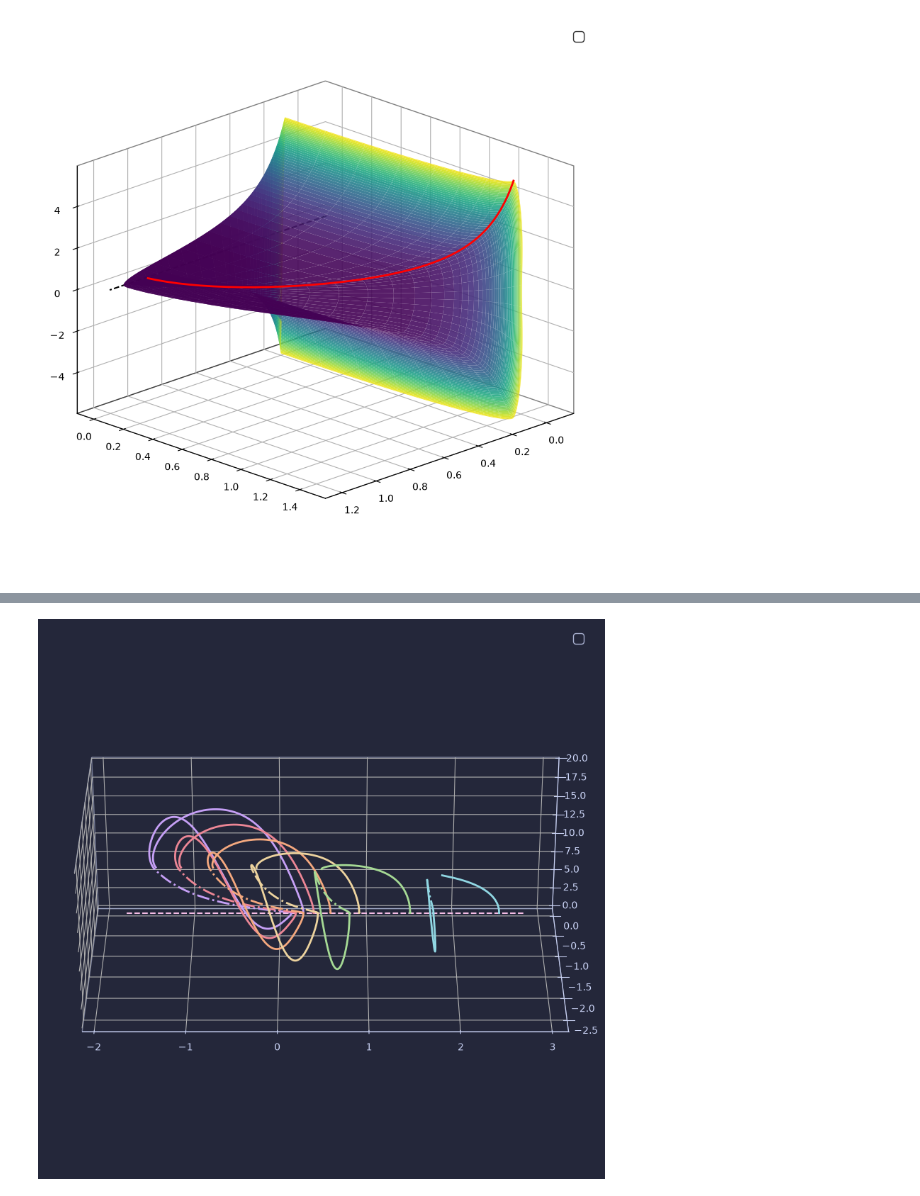
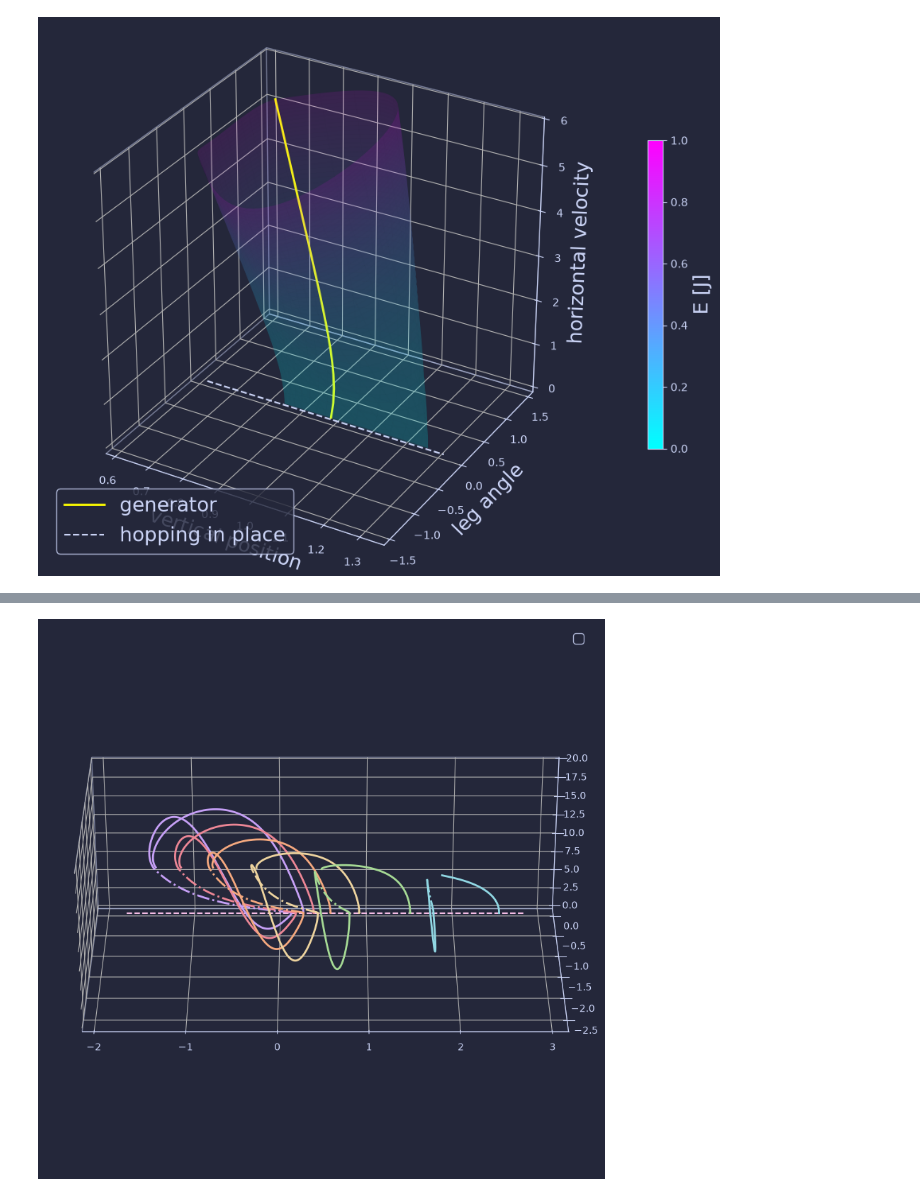
Before and after one commit to GLembrez/NMM-hopper, a Jupyter notebook: rendering.ipynb, the cells around one changed output, grey strips where cells are left out. Drawn from its saved outputs; the diff is of its cells as text; code cells hidden in the pictures.

```diff
--- a/rendering.ipynb
+++ b/rendering.ipynb
@@ -12,5 +30,5 @@ np.set_printoptions(precision=6, suppress=True)
 # %%
-def prettify3D(ax,xlabel='',ylabel='',zlabel='',title='',fgColor='#cad3f5',bgColor='#24273a',fontsize=14):
+def prettify3D(ax,xlabel='',ylabel='',zlabel='',title='',fgColor='#cad3f5',bgColor='#24273a',fontsize=18):
     ax.set_xlabel(xlabel,fontsize=fontsize,color=fgColor)
     ax.set_ylabel(ylabel,fontsize=fontsize,color=fgColor)
     ax.set_zlabel(zlabel,fontsize=fontsize,color=fgColor)
@@ -89,21 +148,47 @@ data_test = pickle.load(open('data/data_test.pkl', 'rb'))
 # %%
+from matplotlib import colorbar,colors,colorizer
+
 idx = [1,2,3]
-surface_locomotion,faces = get_surface(100,data_switch[2],solver)
+Nframes = 30
+
+surface_locomotion,faces = get_surface(50,data_locomotion[4],solver)
 norm = colors.Normalize(vmin=faces.min(), vmax=faces.max())
-fcolor = cm.viridis(norm(faces))[:-1, :-1]
-fig_surface = plt.figure(figsize=(10,10))
+fcolor = cm.cool(norm(faces))[:-1, :-1]
+fig_surface = plt.figure(figsize=(10,10),facecolor=bgColor)
 ax = fig_surface.add_subplot(1,1,1,projection='3d')
-ax.set_proj_type('ortho')
-ax.plot_surface(surface_locomotion[:,idx[0]], surface_locomotion[:,idx[1]], surface_locomotion[:,idx[2]],facecolors=fcolor,shade=False, edgecolor='none', alpha=0.9)
-ax.plot(surface_locomotion[:,idx[0],solver.N_F],surface_locomotion[:,idx[1],solver.N_F],surface_locomotion[:,idx[2],solver.N_F],zorder=10,linewidth = 2, color='red')
+ax.plot_surface(surface_locomotion[:,idx[0]], surface_locomotion[:,idx[1]], surface_locomotion[:,idx[2]],facecolors=fcolor,shade=False, edgecolor='none', alpha=0.1)
+ax.plot(surface_locomotion[:,idx[0],solver.N_F],surface_locomotion[:,idx[1],solver.N_F],surface_locomotion[:,idx[2],solver.N_F],linewidth = 2, color='#ffff00', label='generator')
 x_min,x_max = ax.get_xlim()
-ax.plot([x_min,x_max],[0,0],[0,0],'k--')
-prettify3D(ax,fgColor='black',bgColor='white')
-ax.set_box_aspect((4,4,3))
-ax.view_init(elev=20, azim=45, roll=0)# 20 160
+
+
+col = colorizer.Colorizer(norm=colors.Normalize(0,1), cmap='cool')
+
+cbar = fig_surface.colorbar(colorizer.ColorizingArtist(col),
+             ax=ax, orientation='vertical', fraction=0.025,pad=0.1, aspect=20)
+
+cbar.outline.set_edgecolor(mainColor)
+cbar.ax.tick_params(axis='y', colors=mainColor)
+cbar.set_label('E [J]', color=mainColor,fontsize=18)
+
+ax.plot([x_min,x_max],[0,0],[0,0],'--',color=mainColor,label='hopping in place')
+ax.legend()
+prettify3D(ax,xlabel='vertical position', ylabel='leg angle', zlabel='horizontal velocity')
+ax.set_box_aspect((4,4,4))
+ax.grid('off')
 plt.show()
+
+def animate(i):
+    # ax.view_init(elev=35. - 20/Nframes * i, azim=45+(360/(3*Nframes)) * i)
+    ax.view_init(elev=20, azim=45+(360/(Nframes)) * i)
+
+
+ani = animation.FuncAnimation(
+    fig_surface, animate, Nframes, interval=1, blit=True)
+
+writervideo = animation.FFMpegWriter(fps=30)
+ani.save('output/test.mp4', writer=writervideo, savefig_kwargs=dict(facecolor=bgColor))
 # %% [output]
-[figure, old version]
+[figure, new version]
 # %%
 def plot_traj(ax,traj,c,lw=0.5):
     ax.plot(traj[1,:],traj[2,:],traj[3,:], linewidth=lw,color=c)
```
Also changed, not shown: parts of 8 cells of this notebook, 3 other files.
